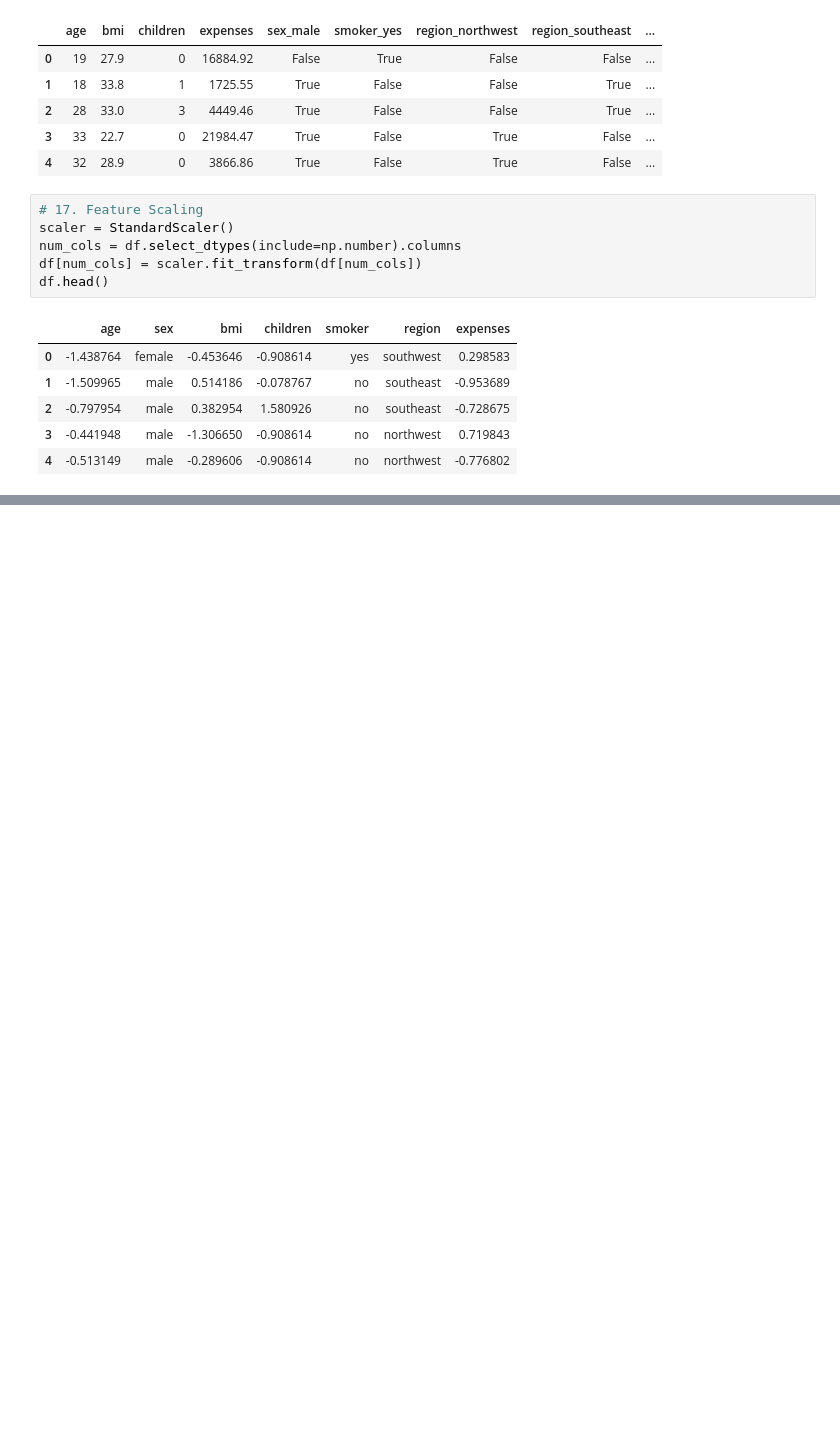
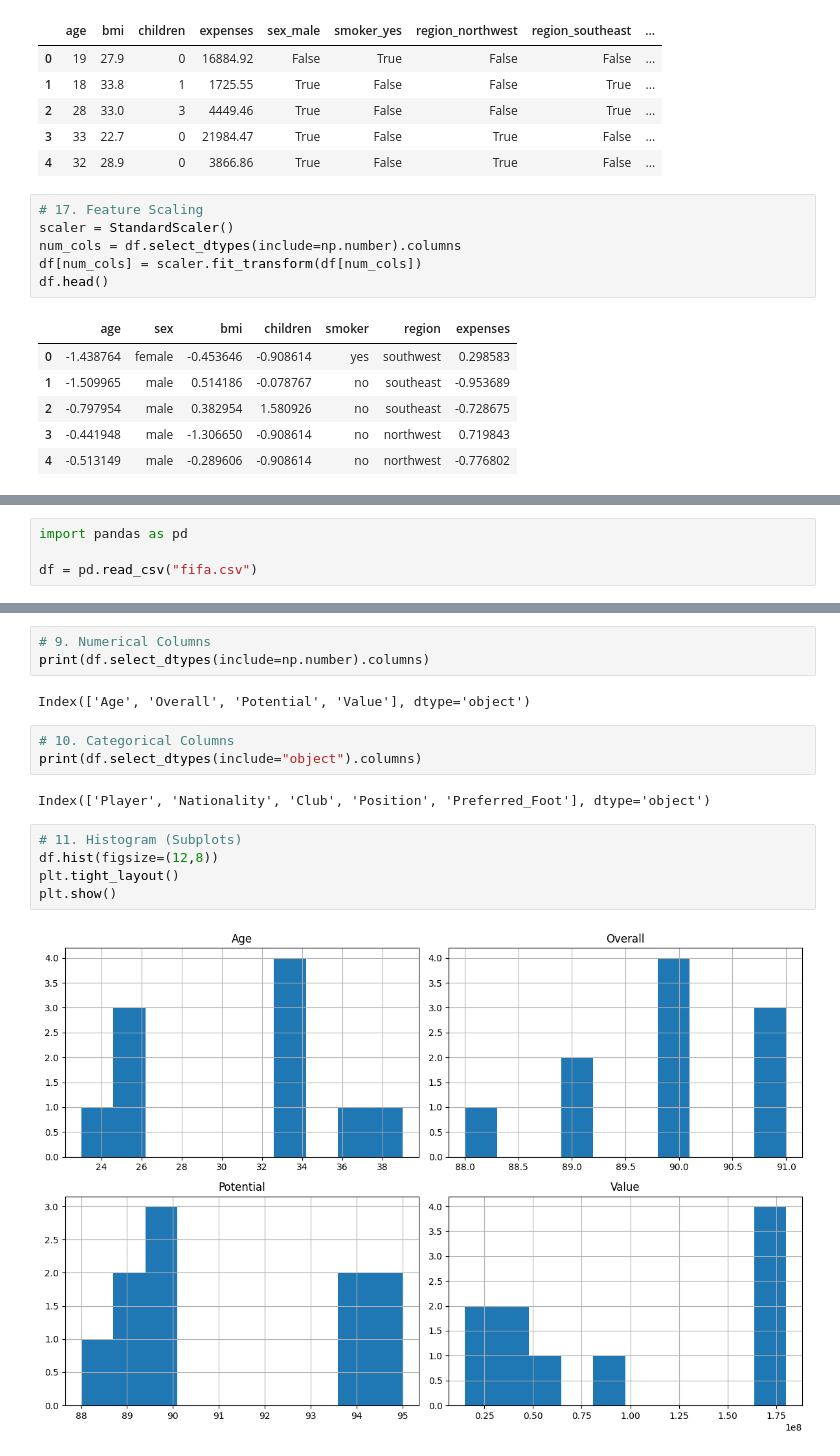
Before and after one commit to badhayearushi-alt/Python---Basic---Projects, a Jupyter notebook: 18_op.ipynb, the cells around one changed output, grey strips where cells are left out. Drawn from its saved outputs; the diff is of its cells as text; blank space fills up the shorter version.

```diff
--- a/18_op.ipynb
+++ b/18_op.ipynb
@@ -152,0 +167,4 @@ df.head()
+# %%
+import pandas as pd
+
+df = pd.read_csv("fifa.csv")
@@ -152,0 +240,17 @@ df.head()
+# %%
+# 9. Numerical Columns
+print(df.select_dtypes(include=np.number).columns)
+# %% [output]
+Index(['Age', 'Overall', 'Potential', 'Value'], dtype='object')
+# %%
+# 10. Categorical Columns
+print(df.select_dtypes(include="object").columns)
+# %% [output]
+Index(['Player', 'Nationality', 'Club', 'Position', 'Preferred_Foot'], dtype='object')
+# %%
+# 11. Histogram (Subplots)
+df.hist(figsize=(12,8))
+plt.tight_layout()
+plt.show()
+# %% [output]
+[figure, added]
```
Also changed, not shown: parts of 14 cells of this notebook.
